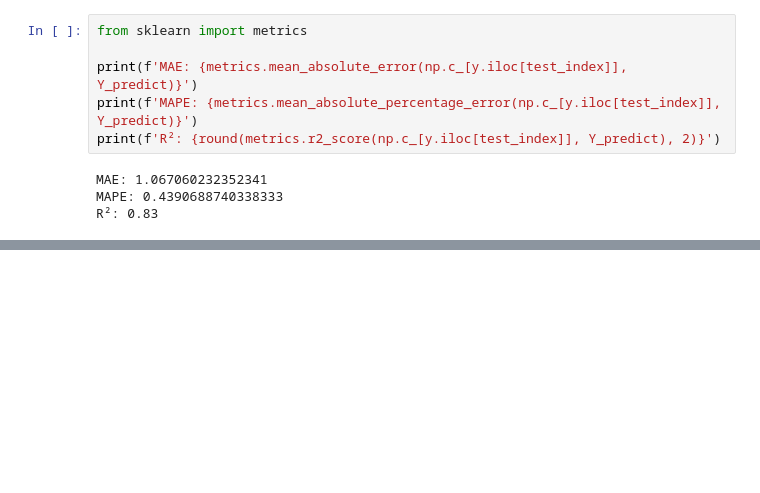
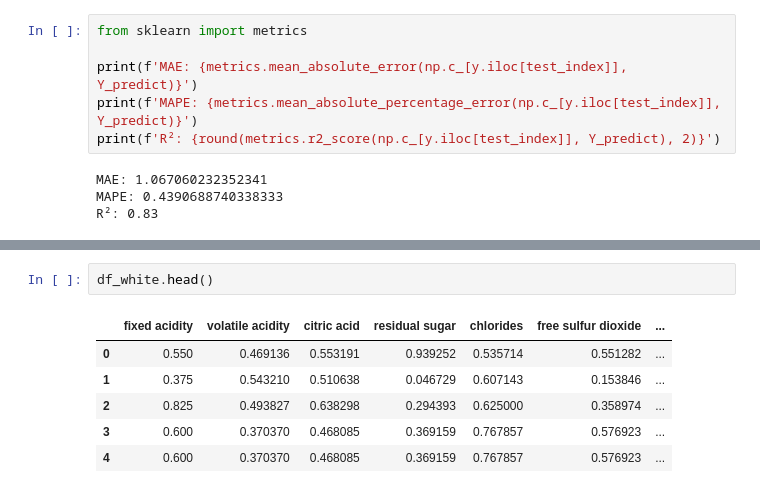
Before and after one commit to SaulGQB/Aprendizaje-Automatico-Proyecto-1, a Jupyter notebook: Polynominal Regression.ipynb, the cells around one changed output, grey strips where cells are left out. Drawn from its saved outputs; the diff is of its cells as text; blank space fills up the shorter version.

```diff
--- a/Polynominal Regression.ipynb
+++ b/Polynominal Regression.ipynb
@@ -116,0 +159,9 @@ R²: 0.83
+# %%
+df_white.head()
+# %% [output]
+|  | fixed acidity | volatile acidity | citric acid | residual sugar | chlorides | free sulfur dioxide | ... |
+| 0 | 0.550 | 0.469136 | 0.553191 | 0.939252 | 0.535714 | 0.551282 | ... |
+| 1 | 0.375 | 0.543210 | 0.510638 | 0.046729 | 0.607143 | 0.153846 | ... |
+| 2 | 0.825 | 0.493827 | 0.638298 | 0.294393 | 0.625000 | 0.358974 | ... |
+| 3 | 0.600 | 0.370370 | 0.468085 | 0.369159 | 0.767857 | 0.576923 | ... |
+| 4 | 0.600 | 0.370370 | 0.468085 | 0.369159 | 0.767857 | 0.576923 | ... |
```
Also changed, not shown: parts of 7 cells of this notebook, 2 other files.
